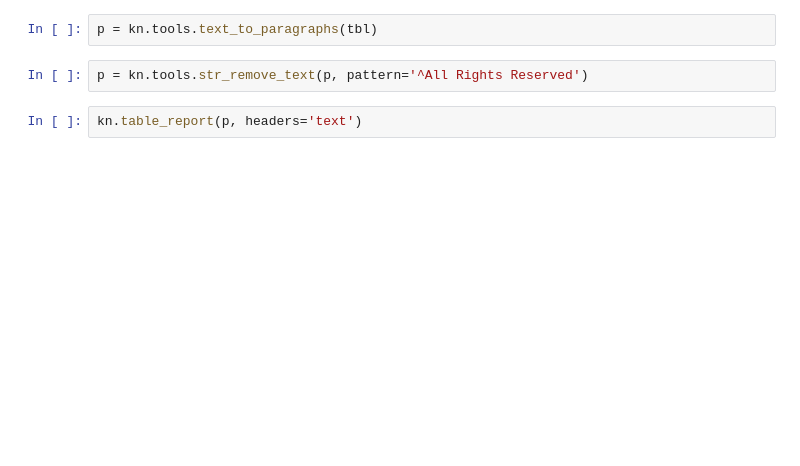
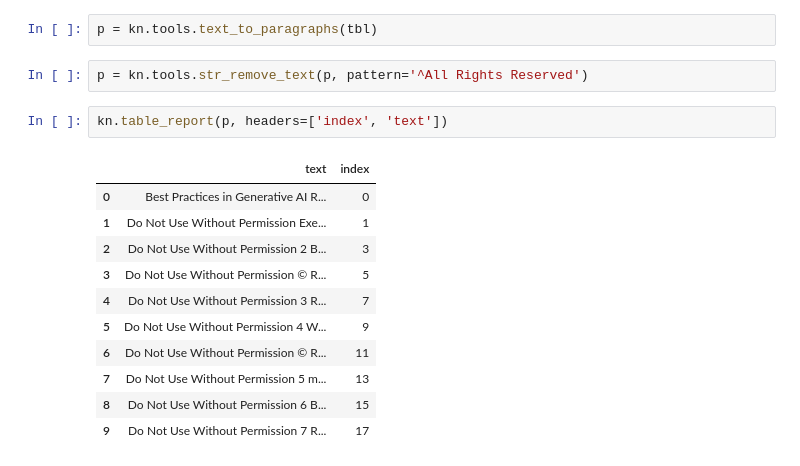
Before and after one commit to project-hadron/neural_rag, a Jupyter notebook: jupyter/knowledge/scratch.ipynb, the cells around one changed output. Drawn from its saved outputs; the diff is of its cells as text; blank space fills up the shorter version.

```diff
--- a/jupyter/knowledge/scratch.ipynb
+++ b/jupyter/knowledge/scratch.ipynb
@@ -24,7 +22,19 @@ p = kn.tools.text_to_paragraphs(tbl)
 # %%
 p = kn.tools.str_remove_text(p, pattern='^All Rights Reserved')
 # %%
-kn.table_report(p, headers='text')
+kn.table_report(p, headers=['index', 'text'])
+# %% [output]
+|  | text | index |
+| 0 | Best Practices in Generative AI R... | 0 |
+| 1 | Do Not Use Without Permission Exe... | 1 |
+| 2 | Do Not Use Without Permission 2 B... | 3 |
+| 3 | Do Not Use Without Permission © R... | 5 |
+| 4 | Do Not Use Without Permission 3 R... | 7 |
+| 5 | Do Not Use Without Permission 4 W... | 9 |
+| 6 | Do Not Use Without Permission © R... | 11 |
+| 7 | Do Not Use Without Permission 5 m... | 13 |
+| 8 | Do Not Use Without Permission 6 B... | 15 |
+| 9 | Do Not Use Without Permission 7 R... | 17 |
 # %%
 def compare_elements(input_list):
     for i in range(len(input_list) - 1):
```
Also changed, not shown: parts of 4 cells of this notebook, 3 other files.
